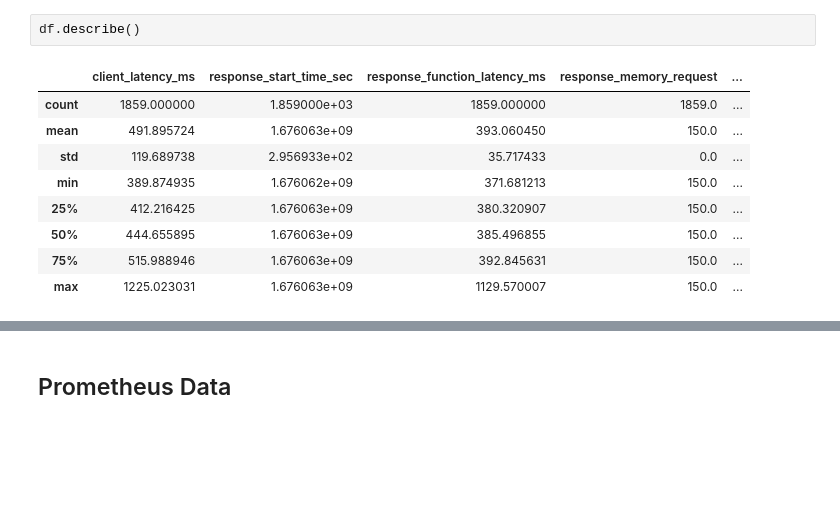
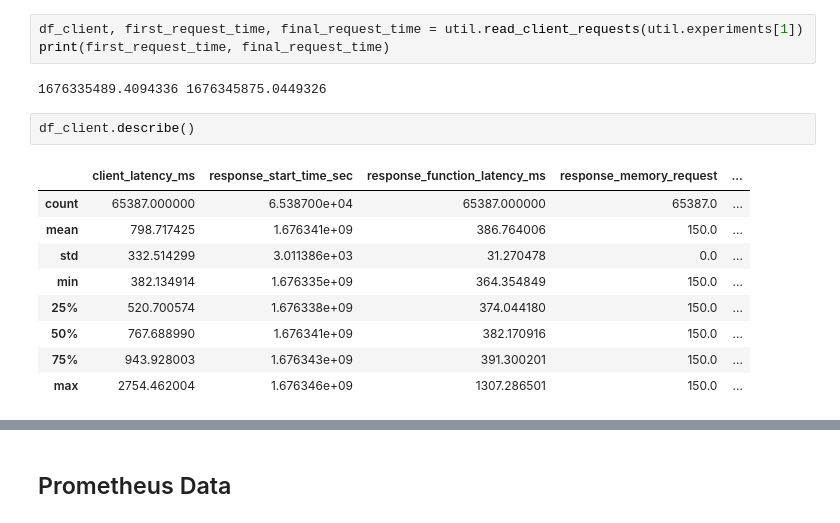
Before and after one commit to DrSkippy/Deploy-ML-Models, a Jupyter notebook: LoadFlaskDeploy/notebooks/EDA.ipynb, the cells around one changed output, grey strips where cells are left out. Drawn from its saved outputs; the diff is of its cells as text; blank space fills up the shorter version.

```diff
--- a/LoadFlaskDeploy/notebooks/EDA.ipynb
+++ b/LoadFlaskDeploy/notebooks/EDA.ipynb
@@ -36,12 +51,17 @@ df.head()
+# %%
+df_client, first_request_time, final_request_time = util.read_client_requests(util.experiments[1])
+print(first_request_time, final_request_time)
+# %% [output]
+1676335489.4094336 1676345875.0449326
 # %%
-df.describe()
+df_client.describe()
 # %% [output]
 |  | client_latency_ms | response_start_time_sec | response_function_latency_ms | response_memory_request | ... |
-| count | 1859.000000 | 1.859000e+03 | 1859.000000 | 1859.0 | ... |
-| mean | 491.895724 | 1.676063e+09 | 393.060450 | 150.0 | ... |
-| std | 119.689738 | 2.956933e+02 | 35.717433 | 0.0 | ... |
-| min | 389.874935 | 1.676062e+09 | 371.681213 | 150.0 | ... |
-| 25% | 412.216425 | 1.676063e+09 | 380.320907 | 150.0 | ... |
-| 50% | 444.655895 | 1.676063e+09 | 385.496855 | 150.0 | ... |
-| 75% | 515.988946 | 1.676063e+09 | 392.845631 | 150.0 | ... |
-| max | 1225.023031 | 1.676063e+09 | 1129.570007 | 150.0 | ... |
+| count | 65387.000000 | 6.538700e+04 | 65387.000000 | 65387.0 | ... |
+| mean | 798.717425 | 1.676341e+09 | 386.764006 | 150.0 | ... |
+| std | 332.514299 | 3.011386e+03 | 31.270478 | 0.0 | ... |
+| min | 382.134914 | 1.676335e+09 | 364.354849 | 150.0 | ... |
+| 25% | 520.700574 | 1.676338e+09 | 374.044180 | 150.0 | ... |
+| 50% | 767.688990 | 1.676341e+09 | 382.170916 | 150.0 | ... |
+| 75% | 943.928003 | 1.676343e+09 | 391.300201 | 150.0 | ... |
+| max | 2754.462004 | 1.676346e+09 | 1307.286501 | 150.0 | ... |
```
Also changed, not shown: parts of 22 cells of this notebook, 5 other files.
